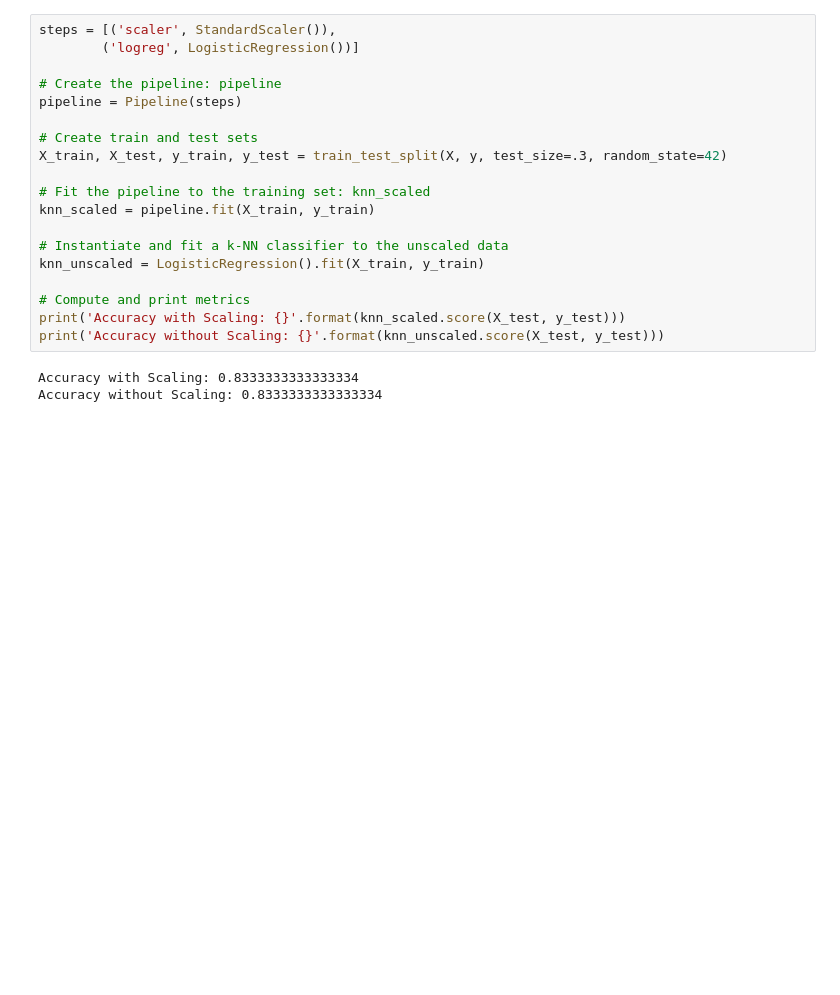
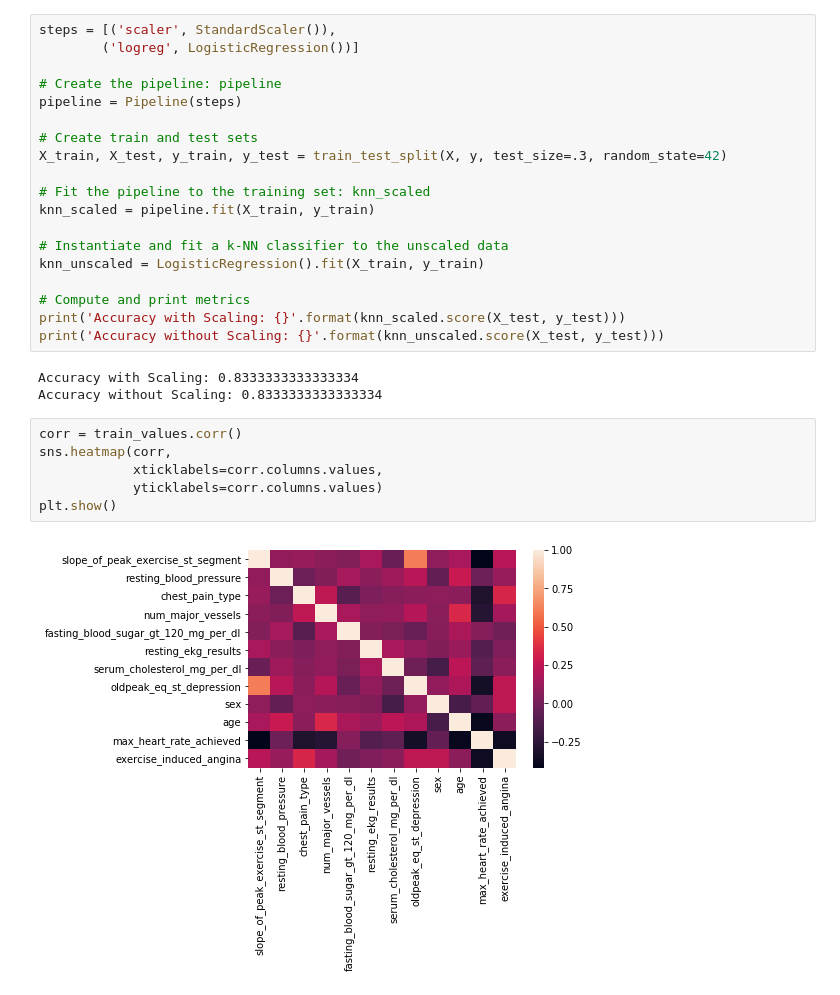
Before and after one commit to dberny/PredictingHeartDisease, a Jupyter notebook: diego.ipynb, the cells around one changed output. Saved outputs shown, nothing was run; the diff lists cells and outputs as text; blank space fills up the shorter version.

```diff
--- a/diego.ipynb
+++ b/diego.ipynb
@@ -217,3 +226,11 @@ print('Accuracy without Scaling: {}'.format(knn_unscaled.score(X_test, y_test)))
 # %% [output]
 Accuracy with Scaling: 0.8333333333333334
 Accuracy without Scaling: 0.8333333333333334
+# %%
+corr = train_values.corr()
+sns.heatmap(corr,
+            xticklabels=corr.columns.values,
+            yticklabels=corr.columns.values)
+plt.show()
+# %% [output]
+[figure, added]
```
Also changed, not shown: parts of 15 cells of this notebook.
